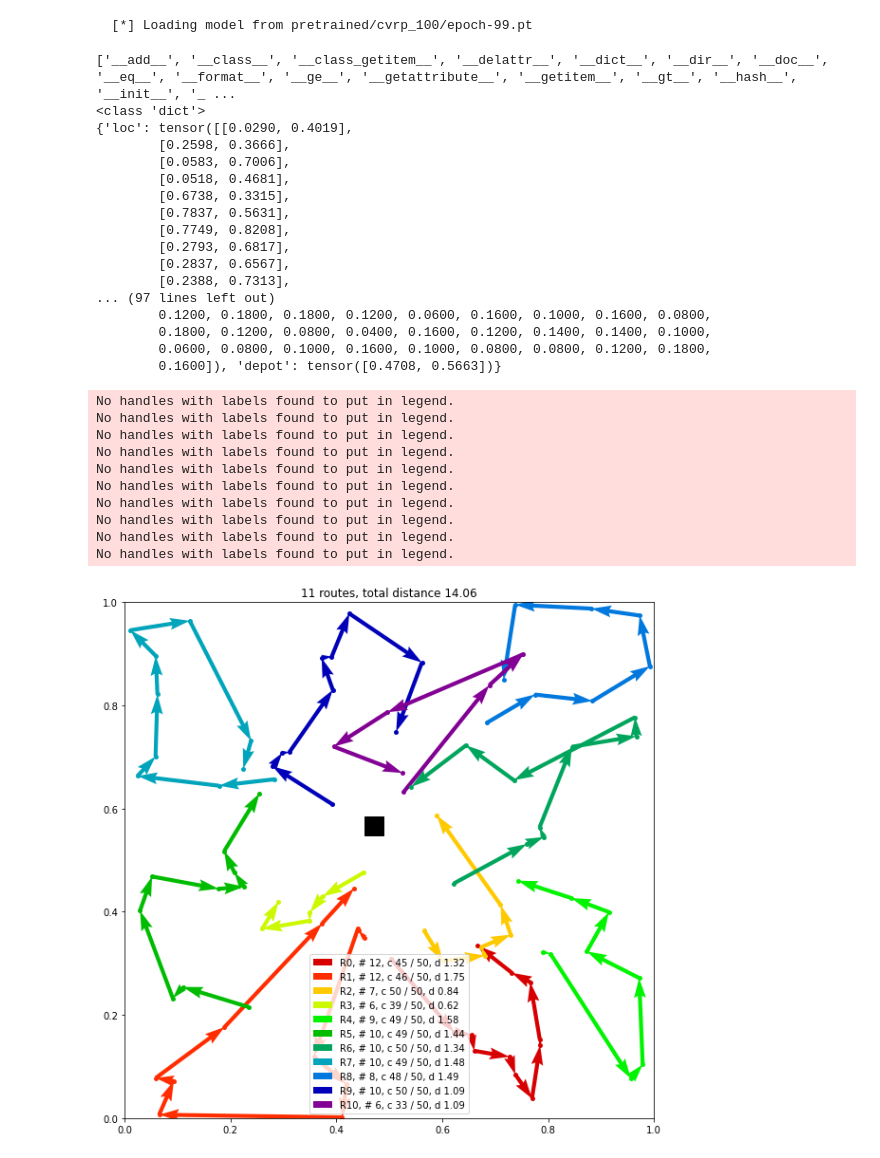
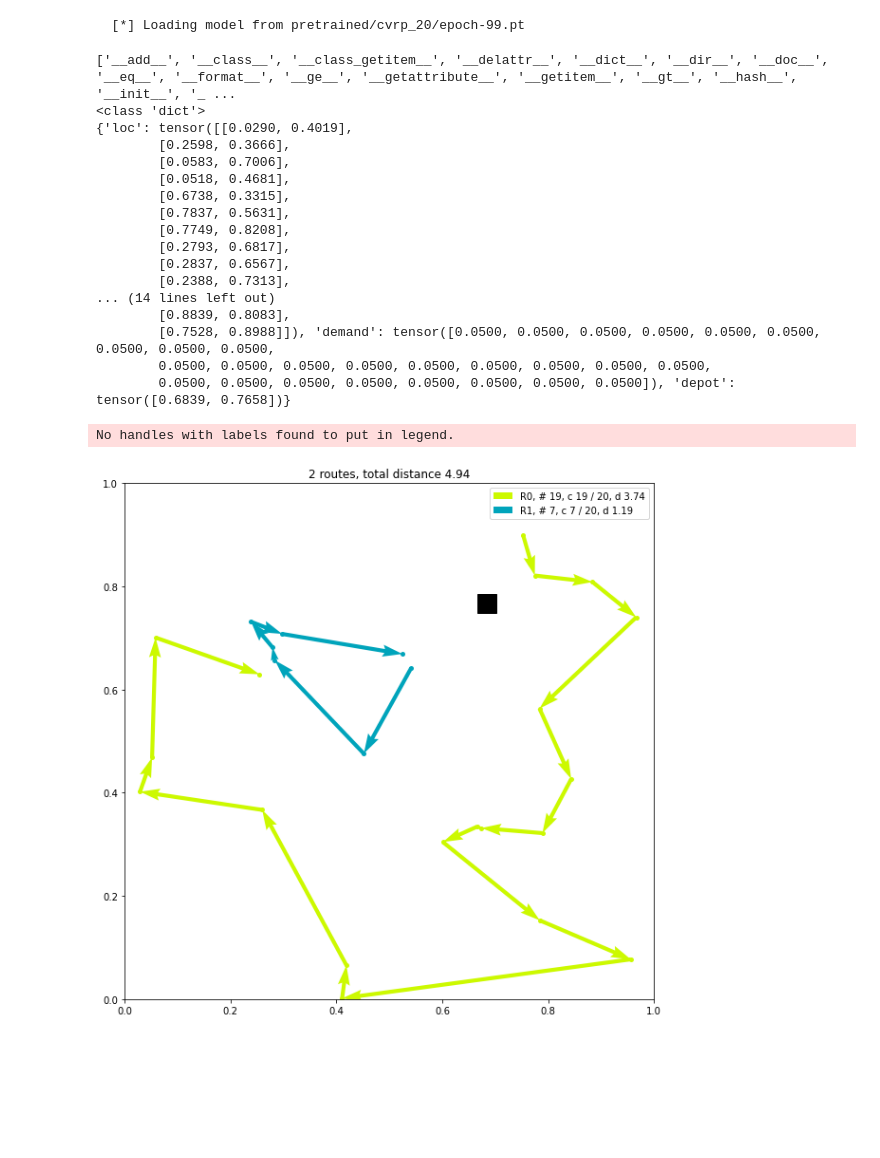
Before and after one commit to wangyz1999/Attention-ASIST, a Jupyter notebook: plot_vrp.ipynb, the cells around one changed output. Drawn from its saved outputs; the diff is of its cells as text; code cells hidden in the pictures; blank space fills up the shorter version.

```diff
--- a/plot_vrp.ipynb
+++ b/plot_vrp.ipynb
@@ -115,11 +115,12 @@ def plot_vehicle_routes(data, route, ax1, markersize=5, visualize_demands=False,
         ax1.add_collection(pc_used)
         ax1.add_collection(pc_dem)
 # %%
-model, _ = load_model('pretrained/cvrp_100/')
+model, _ = load_model('pretrained/cvrp_20/')
+# model, _ = load_model('pretrained_asist/medic/cvrp_baseline')
 torch.manual_seed(1234)
-dataset = CVRP.make_dataset(size=100, num_samples=10)
+dataset = CVRP.make_dataset(size=26, num_samples=1)
 # %% [output]
-  [*] Loading model from pretrained/cvrp_100/epoch-99.pt
+  [*] Loading model from pretrained/cvrp_20/epoch-99.pt
 # %%
 print(dir(dataset))
 print(type(dataset.data[0]))
@@ -137,39 +138,30 @@ print(dataset.data[0])
         [0.2793, 0.6817],
         [0.2837, 0.6567],
         [0.2388, 0.7313],
-... (97 lines left out)
-        0.1200, 0.1800, 0.1800, 0.1200, 0.0600, 0.1600, 0.1000, 0.1600, 0.0800,
-        0.1800, 0.1200, 0.0800, 0.0400, 0.1600, 0.1200, 0.1400, 0.1400, 0.1000,
-        0.0600, 0.0800, 0.1000, 0.1600, 0.1000, 0.0800, 0.0800, 0.1200, 0.1800,
-        0.1600]), 'depot': tensor([0.4708, 0.5663])}
+... (14 lines left out)
+        [0.8839, 0.8083],
+        [0.7528, 0.8988]]), 'demand': tensor([0.0500, 0.0500, 0.0500, 0.0500, 0.0500, 0.0500, 0.0500, 0.0500, 0.0500,
+        0.0500, 0.0500, 0.0500, 0.0500, 0.0500, 0.0500, 0.0500, 0.0500, 0.0500,
+        0.0500, 0.0500, 0.0500, 0.0500, 0.0500, 0.0500, 0.0500, 0.0500]), 'depot': tensor([0.6839, 0.7658])}
 # %%
 # Need a dataloader to batch instances
 dataloader = DataLoader(dataset, batch_size=1000)
 
 # Make var works for dicts
 batch = next(iter(dataloader))
 
 # Run the model
 model.eval()
 model.set_decode_type('greedy')
 with torch.no_grad():
     length, log_p, pi = model(batch, return_pi=True)
 tours = pi
 
 # Plot the results
 for i, (data, tour) in enumerate(zip(dataset, tours)):
     fig, ax = plt.subplots(figsize=(10, 10))
-    plot_vehicle_routes(data, tour, ax, visualize_demands=False, demand_scale=50, round_demand=True)
+    plot_vehicle_routes(data, tour, ax, visualize_demands=False, demand_scale=20, round_demand=True)
     # fig.savefig(os.path.join('images', 'cvrp_{}.png'.format(i)))
 # %% [output]
 No handles with labels found to put in legend.
-No handles with labels found to put in legend.
-No handles with labels found to put in legend.
-No handles with labels found to put in legend.
-No handles with labels found to put in legend.
-No handles with labels found to put in legend.
-No handles with labels found to put in legend.
-No handles with labels found to put in legend.
-No handles with labels found to put in legend.
-No handles with labels found to put in legend.
-[figure, old version]
+[figure, new version]
```
Also changed, not shown: parts of 1 cell of this notebook, 7 other files.
